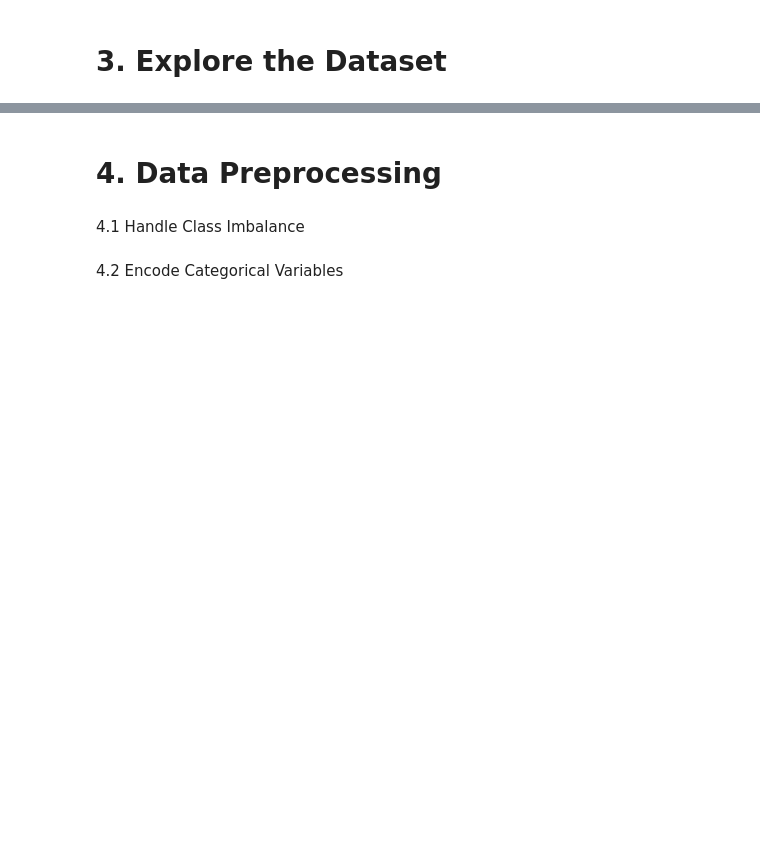
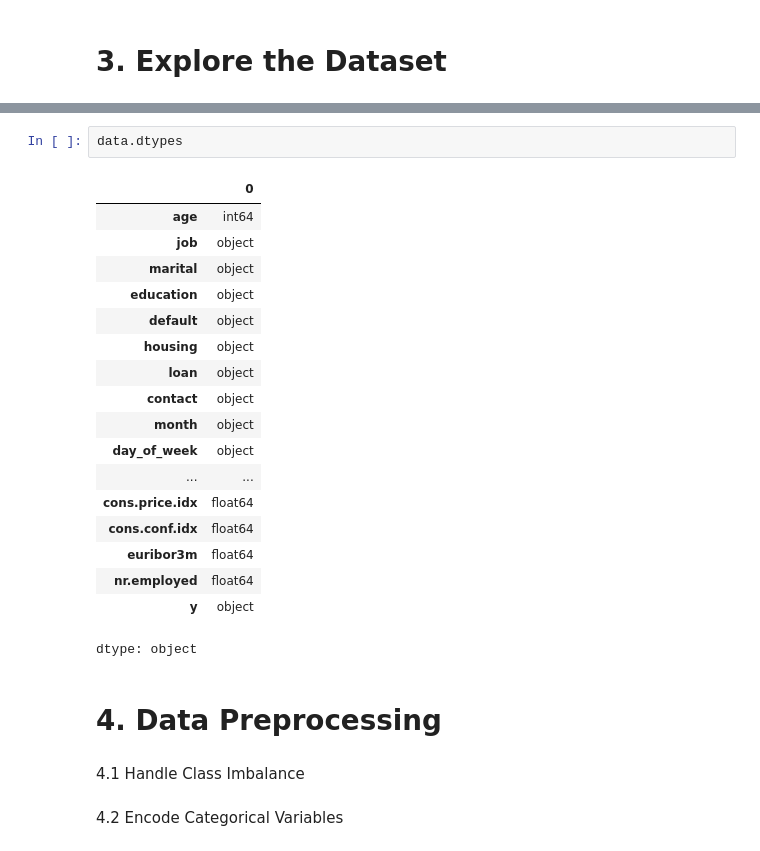
Before and after one commit to vihanga-induwara/Bank-Marketing, a Jupyter notebook: CM2604.ipynb, the cells around one changed output, grey strips where cells are left out. Saved outputs shown, nothing was run; the diff lists cells and outputs as text; blank space fills up the shorter version.

```diff
--- a/CM2604.ipynb
+++ b/CM2604.ipynb
@@ -19,3 +75,24 @@ Examine feature types (categorical, continuous) using .dtypes.
+# %%
+data.dtypes
+# %% [output]
+|  | 0 |
+| age | int64 |
+| job | object |
+| marital | object |
+| education | object |
+| default | object |
+| housing | object |
+| loan | object |
+| contact | object |
+| month | object |
+| day_of_week | object |
+| ... | ... |
+| cons.price.idx | float64 |
+| cons.conf.idx | float64 |
+| euribor3m | float64 |
+| nr.employed | float64 |
+| y | object |
+dtype: object
 # %% [markdown]
 # **4. Data Preprocessing**
 # %% [markdown]
```
Also changed, not shown: parts of 10 cells of this notebook.
